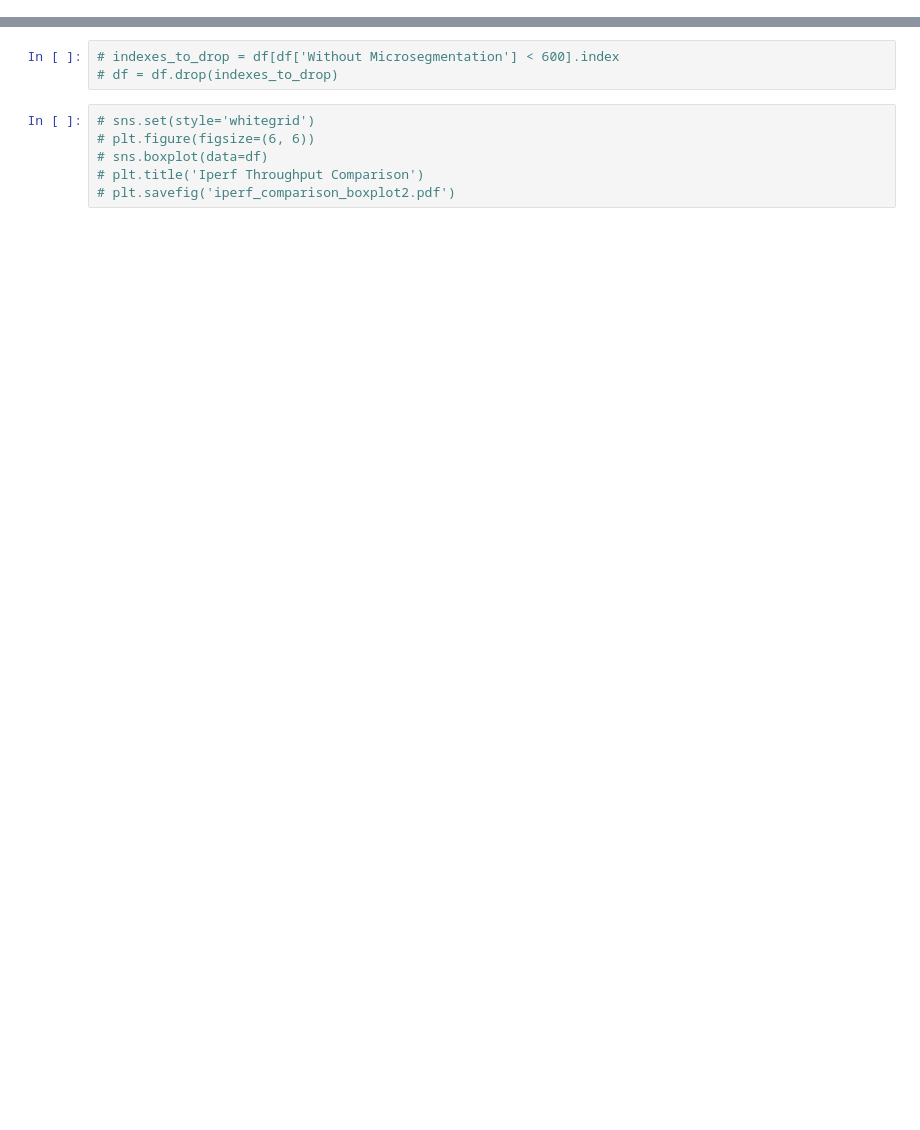
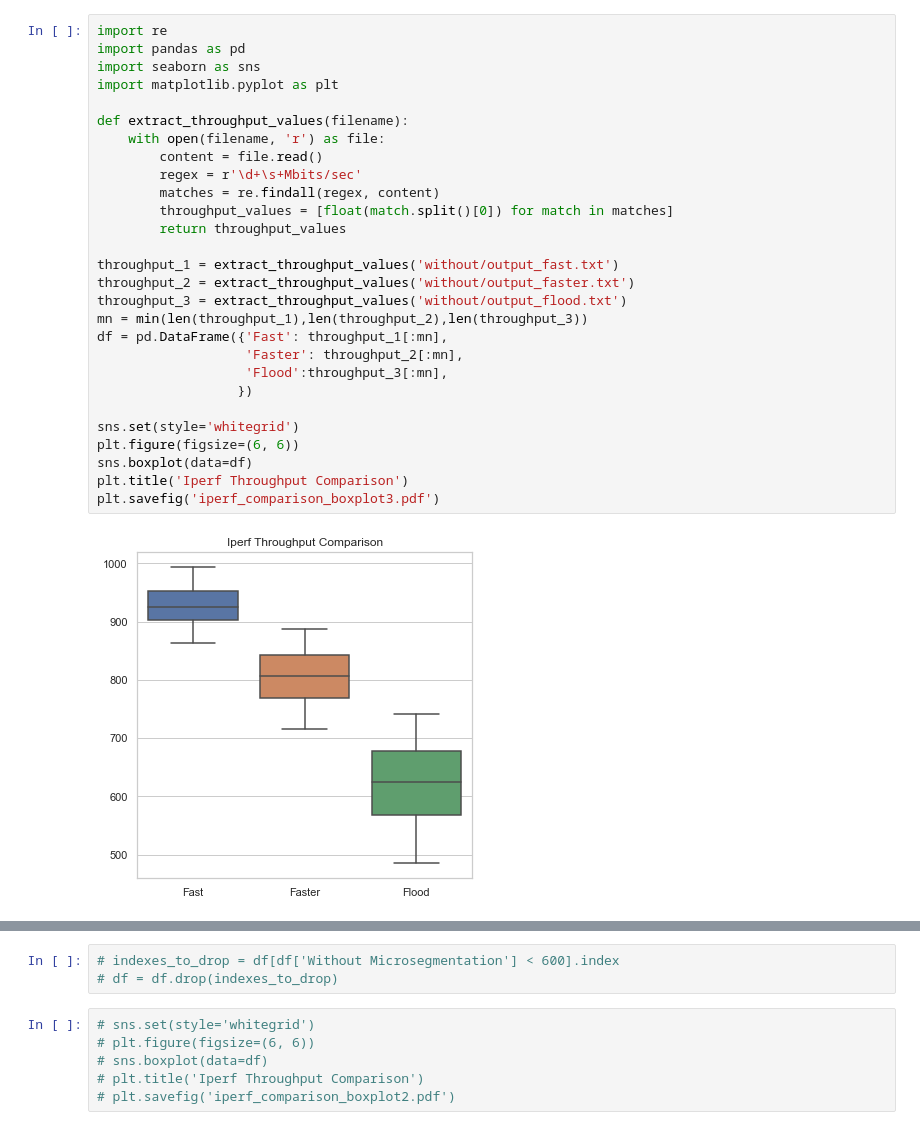
Before and after one commit to Durbek-Gafur/zerotrust, a Jupyter notebook: attack_data/iperf/Bar jupyter.ipynb, the cells around one changed output, grey strips where cells are left out. Cells and saved outputs as stored; diff of their text form; blank space fills up the shorter version.

```diff
--- a/attack_data/iperf/Bar jupyter.ipynb
+++ b/attack_data/iperf/Bar jupyter.ipynb
@@ -28,3 +31,33 @@ plt.savefig('iperf_comparison_boxplot3.pdf')
+# %%
+import re
+import pandas as pd
+import seaborn as sns
+import matplotlib.pyplot as plt
+
+def extract_throughput_values(filename):
+    with open(filename, 'r') as file:
+        content = file.read()
+        regex = r'\d+\s+Mbits/sec'
+        matches = re.findall(regex, content)
+        throughput_values = [float(match.split()[0]) for match in matches]
+        return throughput_values
+
+throughput_1 = extract_throughput_values('without/output_fast.txt')
+throughput_2 = extract_throughput_values('without/output_faster.txt')
+throughput_3 = extract_throughput_values('without/output_flood.txt')
+mn = min(len(throughput_1),len(throughput_2),len(throughput_3))
+df = pd.DataFrame({'Fast': throughput_1[:mn],
+                   'Faster': throughput_2[:mn],
+                   'Flood':throughput_3[:mn],
+                  })
+
+sns.set(style='whitegrid')
+plt.figure(figsize=(6, 6))
+sns.boxplot(data=df)
+plt.title('Iperf Throughput Comparison')
+plt.savefig('iperf_comparison_boxplot3.pdf')
+# %% [output]
+[figure, added]
 # %%
 display(df)
 df.plot()
```
Also changed, not shown: parts of 7 cells of this notebook, 7 other files.
